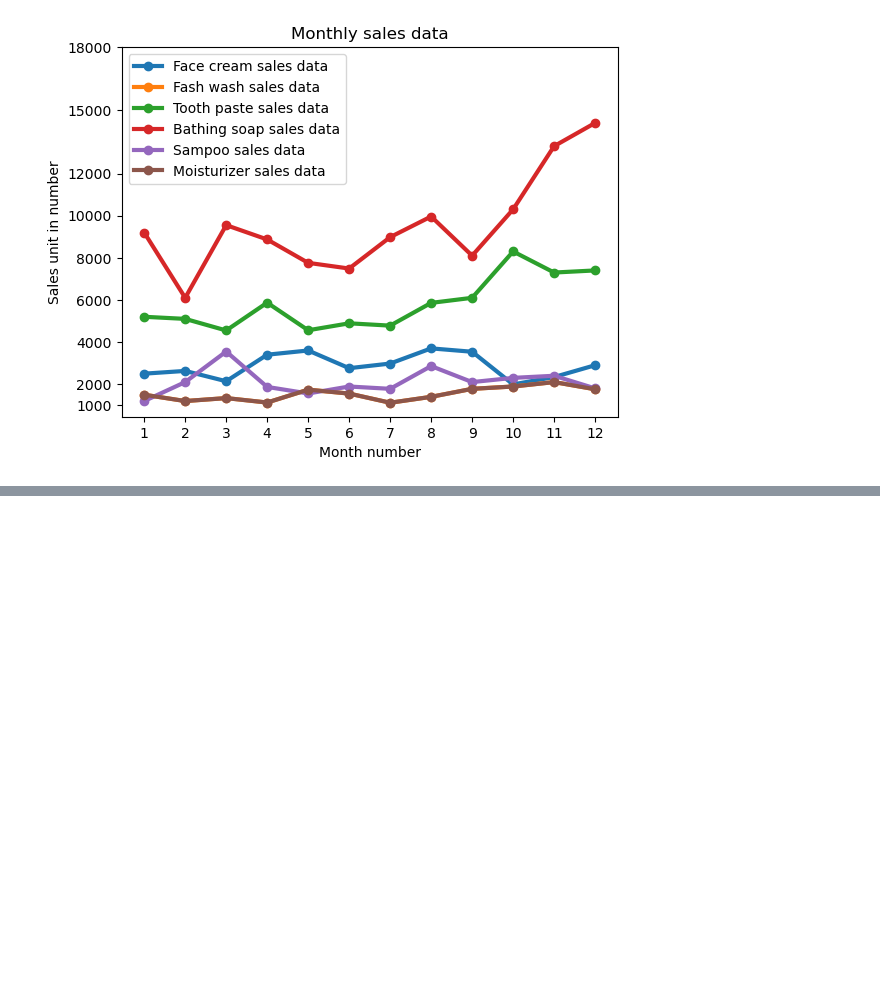
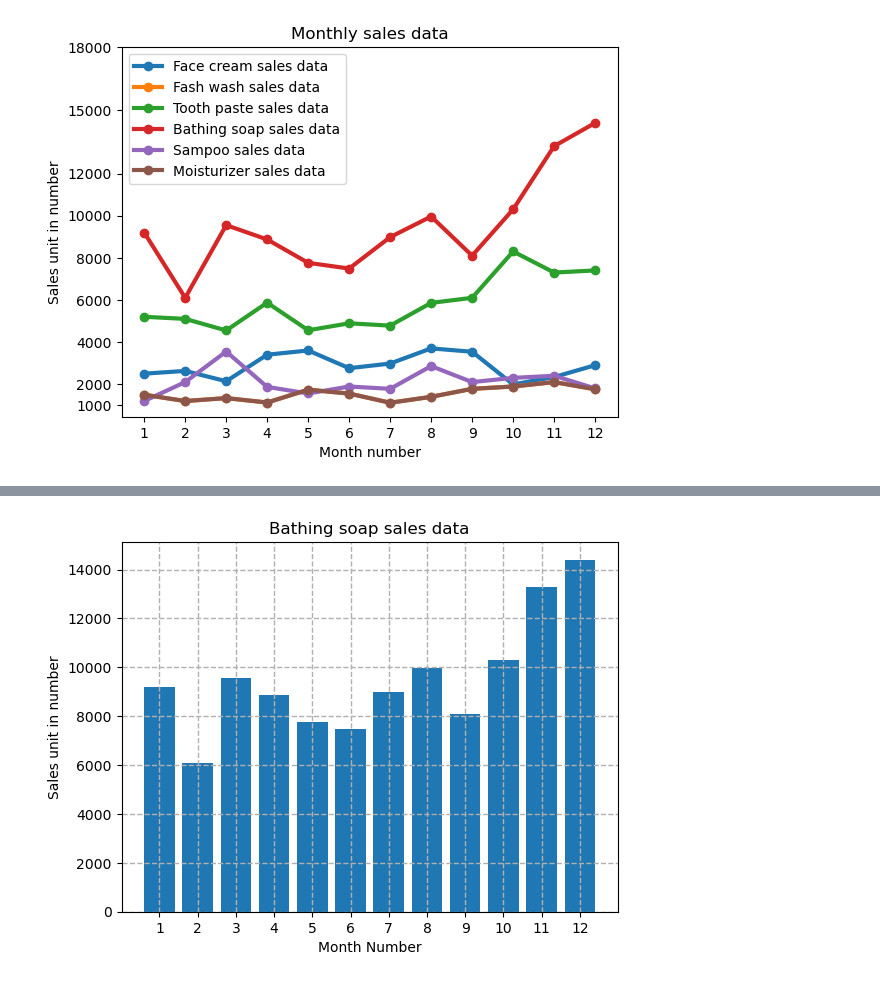
Before and after one commit to chaudhary-dotcom/Python-Beginning-, a Jupyter notebook: matplotlibDay1.ipynb, the cells around one changed output, grey strips where cells are left out. Saved outputs shown, nothing was run; the diff lists cells and outputs as text; code cells hidden in the pictures; blank space fills up the shorter version.

Commit message:
matplotlib day1

```diff
--- a/matplotlibDay1.ipynb
+++ b/matplotlibDay1.ipynb
@@ -149,0 +227,11 @@ plt.show()
+# %%
+plt.bar(monthlist, bathingSoapSalesData)
+plt.grid(True, linewidth=1, linestyle='--')
+plt.xticks(monthlist)
+plt.xlabel('Month Number')
+plt.ylabel('Sales unit in number')
+plt.title('Bathing soap sales data')
+plt.savefig(r'C:\Users\user\OneDrive\Documents\DataScience\Python\Matplotlib\sales_data_of_bathing_soap.png')
+plt.show()
+# %% [output]
+[figure, added]
```
Also changed, not shown: parts of 10 cells of this notebook, 3 other files.
